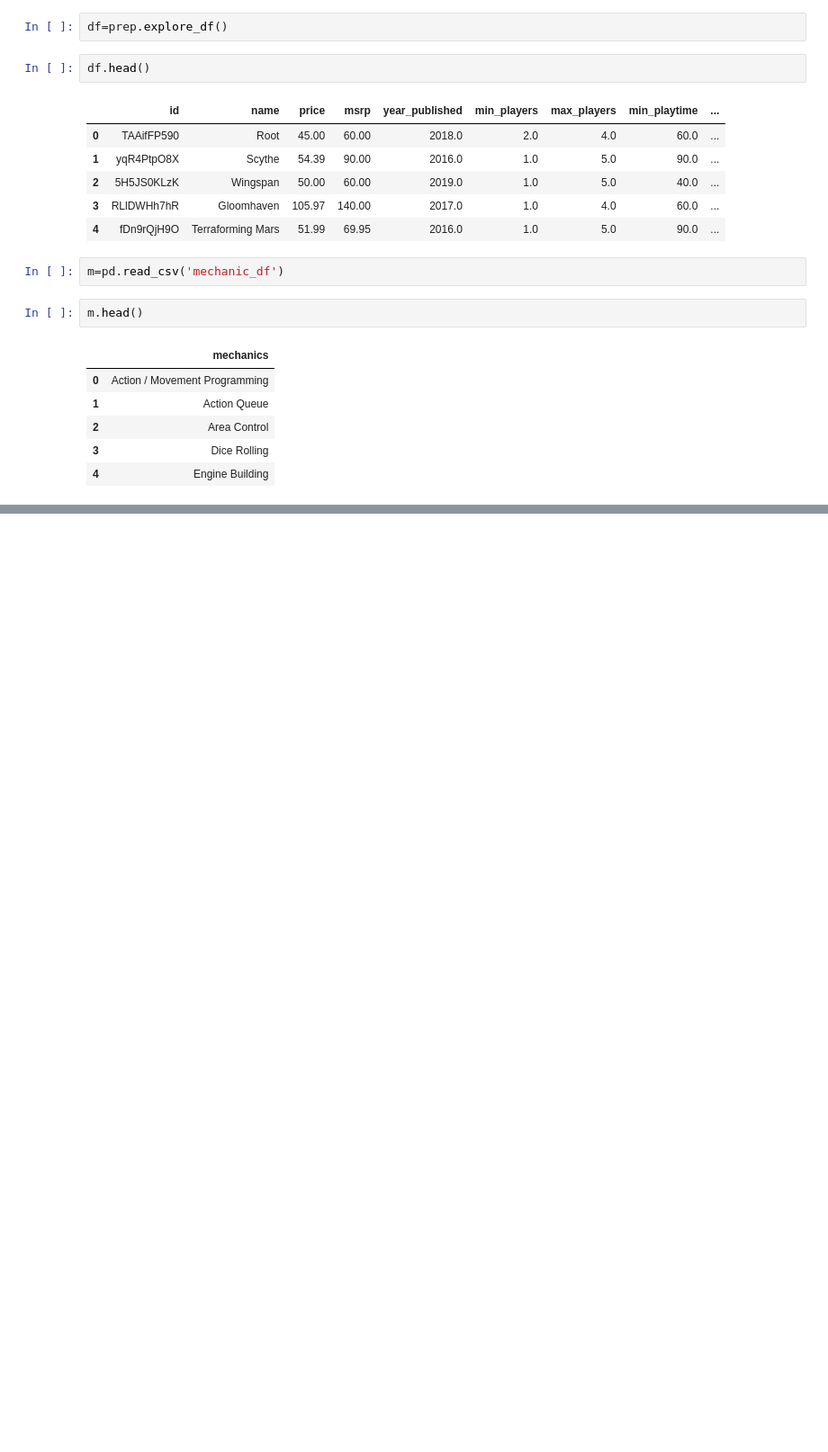
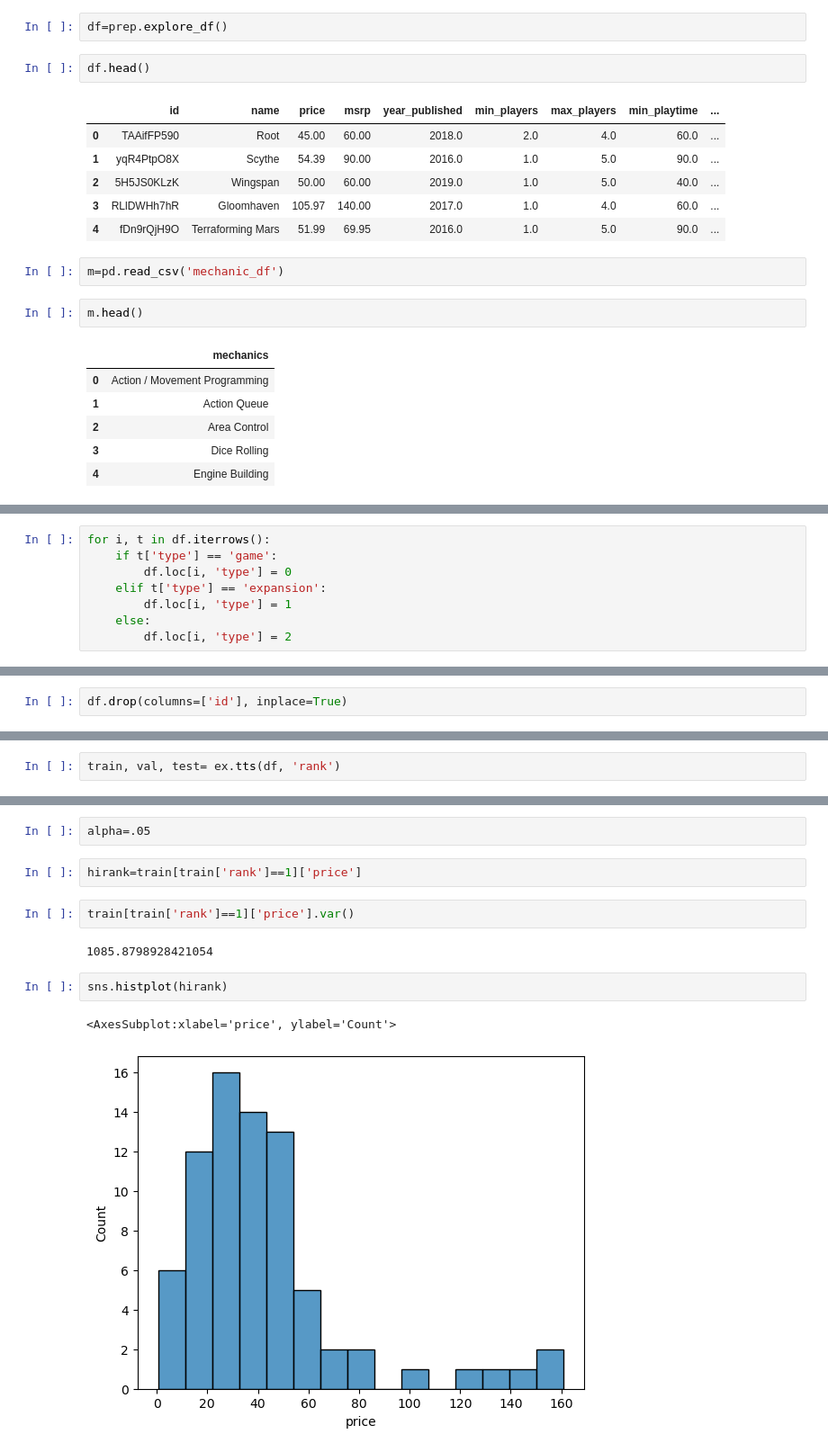
Before and after one commit to Andy-Jensen/board-game-project, a Jupyter notebook: explore.ipynb, the cells around one changed output, grey strips where cells are left out. Shown: that part at 90% size. Cells and saved outputs as stored; diff of their text form; blank space fills up the shorter version.

```diff
--- a/explore.ipynb
+++ b/explore.ipynb
@@ -55,0 +110,8 @@ I suprises me that area control is rated so high but area movement and area majo
+# %%
+for i, t in df.iterrows():
+    if t['type'] == 'game':
+        df.loc[i, 'type'] = 0
+    elif t['type'] == 'expansion':
+        df.loc[i, 'type'] = 1
+    else:
+        df.loc[i, 'type'] = 2
@@ -55,0 +125,2 @@ I suprises me that area control is rated so high but area movement and area majo
+# %%
+df.drop(columns=['id'], inplace=True)
@@ -55,0 +129,2 @@ I suprises me that area control is rated so high but area movement and area majo
+# %%
+train, val, test= ex.tts(df, 'rank')
@@ -55,0 +146,13 @@ I suprises me that area control is rated so high but area movement and area majo
+# %%
+alpha=.05
+# %%
+hirank=train[train['rank']==1]['price']
+# %%
+train[train['rank']==1]['price'].var()
+# %% [output]
+1085.8798928421054
+# %%
+sns.histplot(hirank)
+# %% [output]
+<AxesSubplot:xlabel='price', ylabel='Count'>
+[figure, added]
```
Also changed, not shown: parts of 29 cells of this notebook, 1 other file.
